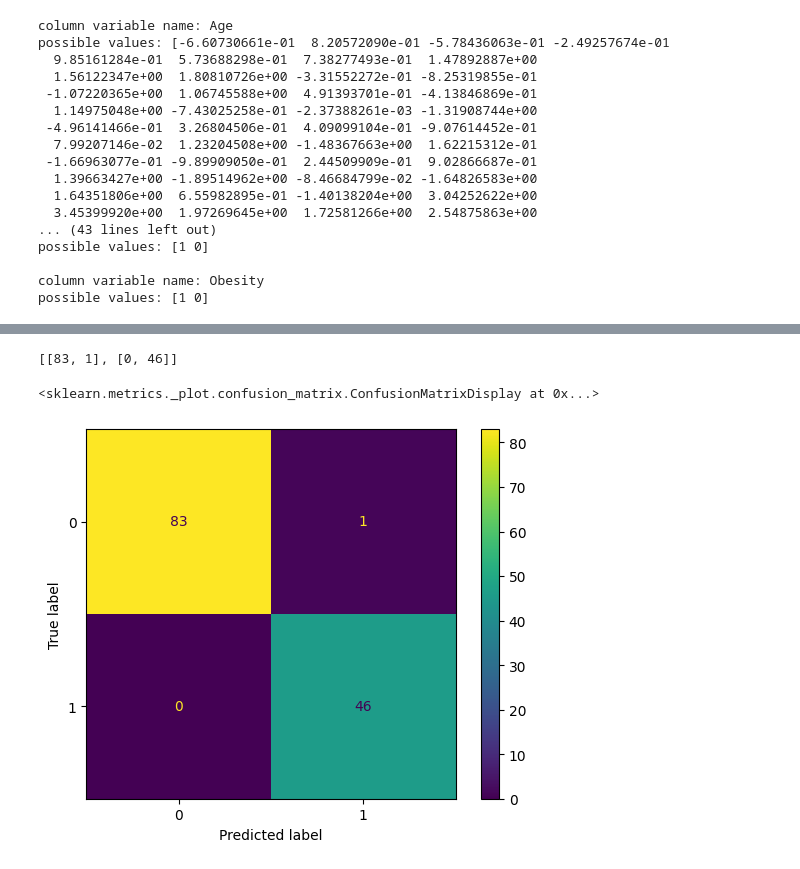
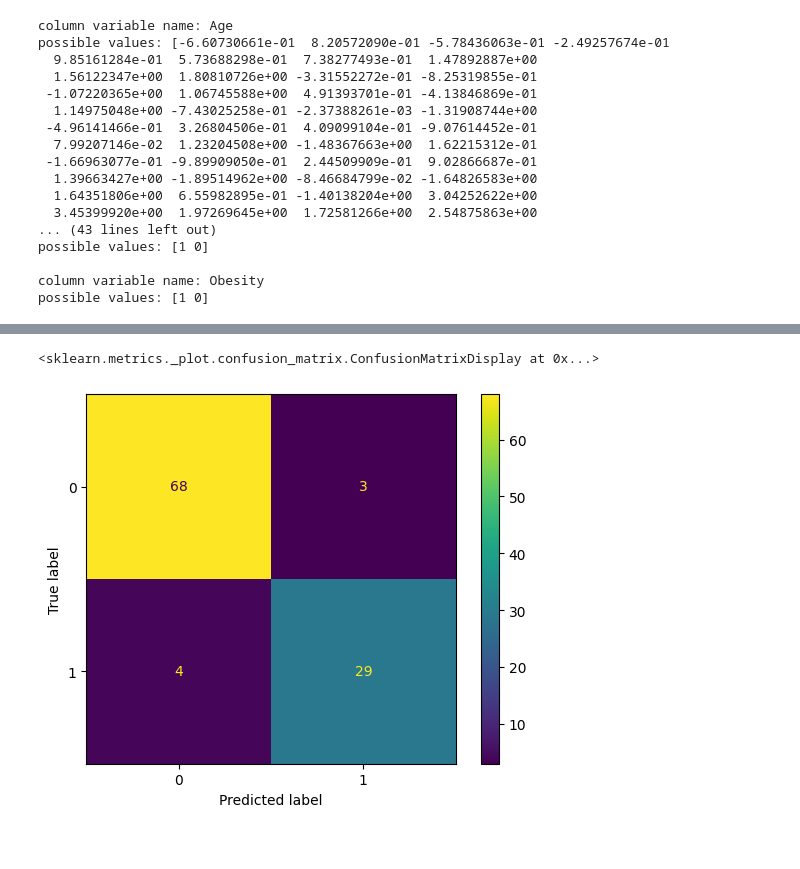
Before and after one commit to obb199/machineLearning, a Jupyter notebook: diabetes-risk-prediction.ipynb, the cells around one changed output, grey strips where cells are left out. Saved outputs shown, nothing was run; the diff lists cells and outputs as text; code cells hidden in the pictures.

```diff
--- a/diabetes-risk-prediction.ipynb
+++ b/diabetes-risk-prediction.ipynb
@@ -81,9 +91,8 @@ from sklearn.model_selection import StratifiedShuffleSplit, GridSearchCV, train_
 # %%
-X_train, X_test, y_train, y_test = train_test_split(x, y, random_state=42)
+X_train, X_test, y_train, y_test = train_test_split(x, y, random_state=42, test_size=0.2) #save part of data to test the algorithms after training and validation
 # %%
-from sklearn.ensemble import RandomForestClassifier
-
-params = {'n_estimators':[1, 10, 25, 50, 100, 1000],
+#grid search for random forest
+params = {'n_estimators':[1, 10, 25, 50, 100, 500, 1000, 3000, 5000],
           'criterion': ['gini', 'entropy', 'log_loss'],
           'max_depth': [2, 3, 4, 5, 6],
           'min_samples_split': [1, 2, 3]}
@@ -123,6 +123,6 @@ RFC = RandomForestClassifier(criterion=grid.best_params_['criterion'],
                              min_samples_split=grid.best_params_['min_samples_split'],
                              n_estimators=grid.best_params_['n_estimators'])
 
-RFC.fit(X_test, y_test)
-RFC.score(X_train, y_train)
+RFC.fit(X_train, y_train)
+RFC.score(X_test, y_test)
 # %% [output]
@@ -130,25 +153,19 @@ RFC.score(X_train, y_train)
 # %%
 confusion_matrix = [[0, 0],
                     [0, 0]]
 
 for x, y in zip(RFC.predict(X_test), y_test):
-    if x == y:
-        if x == 'Positive':
-            confusion_matrix[0][0] += 1
-        else:
-            confusion_matrix[1][1] += 1
+    if x == 'Positive' and y == 'Positive':
+        confusion_matrix[0][0] += 1
+    elif x == 'Negative' and y == 'Negative':
+        confusion_matrix[1][1] += 1
+    elif x == 'Positive' and y == 'Negative':
+        confusion_matrix[1][0] += 1
     else:
-        if x == 'Positive':
-            confusion_matrix[1][0] += 1
-        else:
-            confusion_matrix[0][1] += 1
+        confusion_matrix[0][1] += 1
+
+d = ConfusionMatrixDisplay(np.array(confusion_matrix))
+d.plot()
 # %% [output]
-[[83, 1], [0, 46]]
+<sklearn.metrics._plot.confusion_matrix.ConfusionMatrixDisplay at 0x...>
+[figure, added]
-# %%
-from sklearn.metrics import ConfusionMatrixDisplay
-
-d = ConfusionMatrixDisplay(np.array(confusion_matrix))
-d.plot()
-# %% [output]
-<sklearn.metrics._plot.confusion_matrix.ConfusionMatrixDisplay at 0x...>
-[figure, removed]
```
Also changed, not shown: parts of 15 cells of this notebook.
